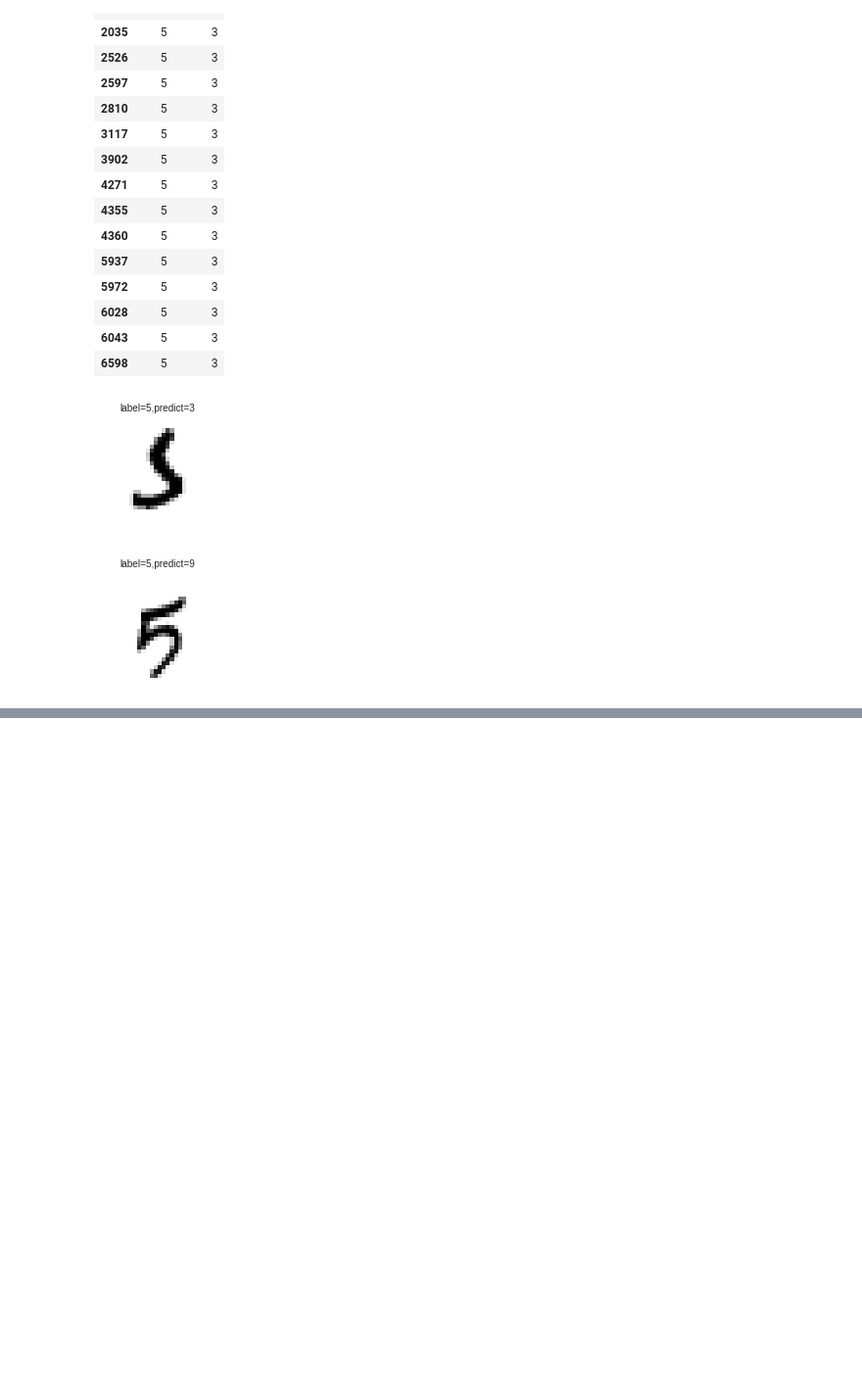
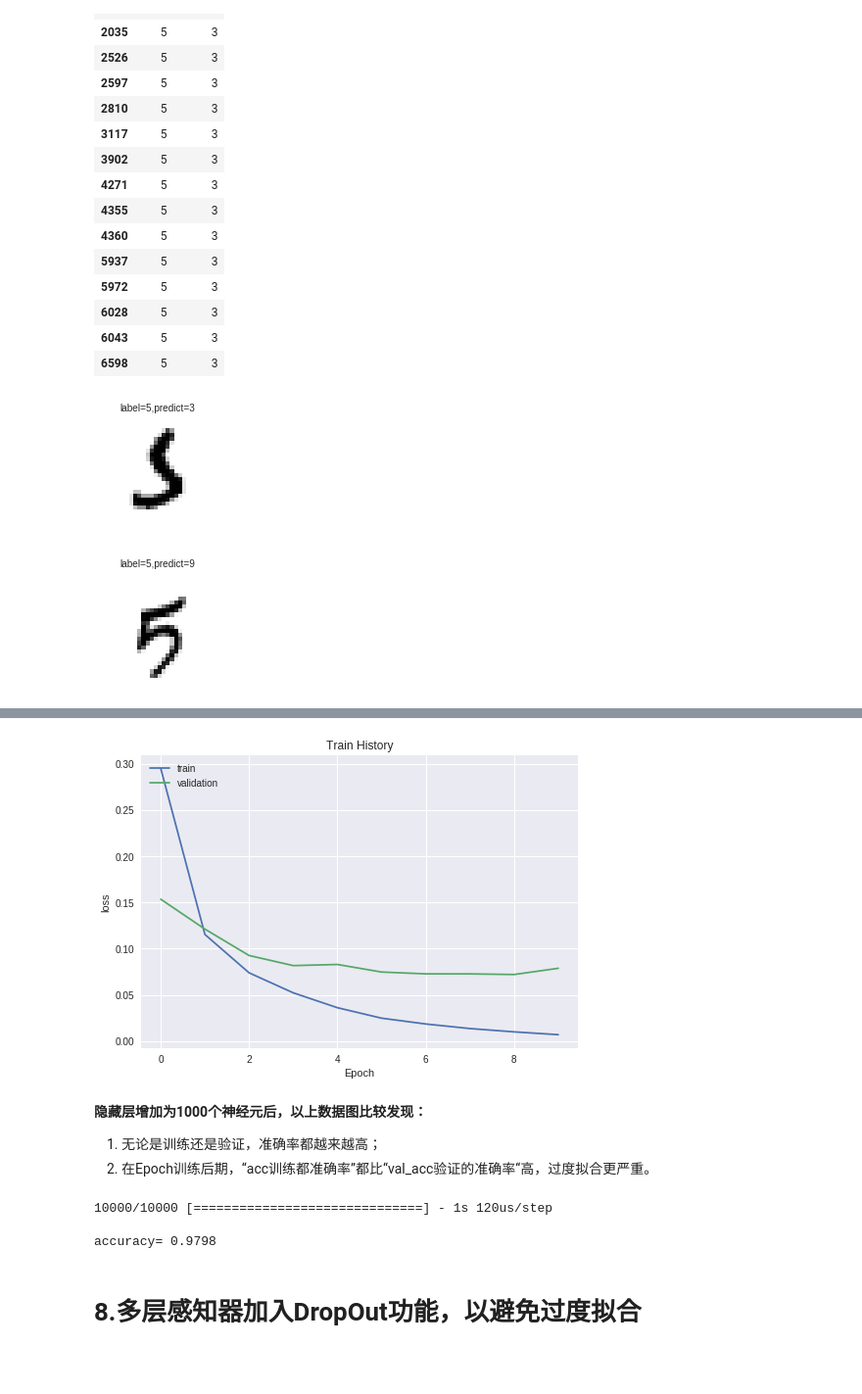
Before and after one commit to billmlion/keras_ws, a Jupyter notebook: 7_Mlp_mnist.ipynb, the cells around one changed output, grey strips where cells are left out. Shown at 98% size. Saved outputs shown, nothing was run; the diff lists cells and outputs as text; code cells hidden in the pictures; blank space fills up the shorter version.

```diff
--- a/7_Mlp_mnist.ipynb
+++ b/7_Mlp_mnist.ipynb
@@ -383,0 +441,21 @@ plot_images_labels_prediction(x_test_image,y_test_label
+# %%
+show_train_history(train_history,'loss','val_loss')
+# %% [output]
+[figure, added]
+# %% [markdown]
+**隐藏层增加为1000个神经元后，以上数据图比较发现：**
+
+1.   无论是训练还是验证，准确率都越来越高；
+2.   在Epoch训练后期，“acc训练都准确率”都比“val_acc验证的准确率“高，过度拟合更严重。
+# %%
+scores = model.evaluate(x_Test_normalize, y_TestOne_Hot)
+print()
+print('accuracy=',scores[1])
+# %% [output]
+10000/10000 [==============================] - 1s 120us/step
+
+accuracy= 0.9798
+# %% [markdown]
+# 8.多层感知器加入DropOut功能，以避免过度拟合
+# %% [markdown]
+##
```
Also changed, not shown: parts of 27 cells of this notebook.
